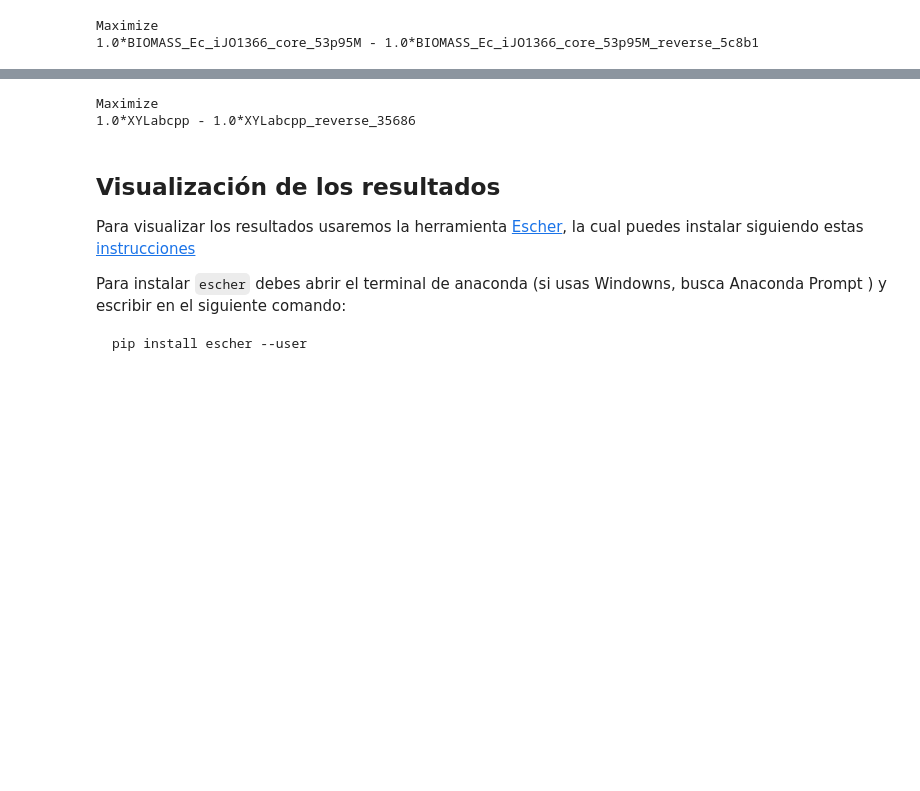
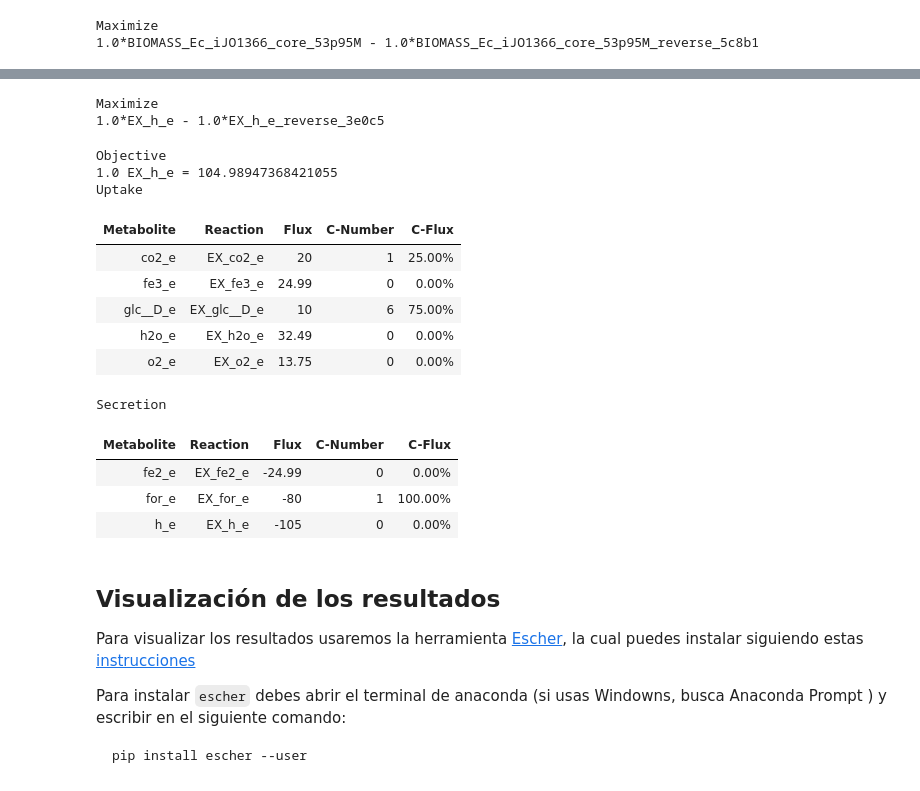
Before and after one commit to mrivas/ModelamientoDeProcesosBiotecnologicos, a Jupyter notebook: 2022/clase04.ipynb, the cells around one changed output, grey strips where cells are left out. Saved outputs shown, nothing was run; the diff lists cells and outputs as text; code cells hidden in the pictures; blank space fills up the shorter version.

```diff
--- a/2022/clase04.ipynb
+++ b/2022/clase04.ipynb
@@ -205,6 +209,8 @@ PPS: atp_c + h2o_c + pyr_c --> amp_c + 2.0 h_c + pep_c + pi_c
 
 Para simular los flujos metabólicos utilizando FBA (optimizamos la velocidad de producción de biomasa:
 # %%
+
+model = cobra.test.create_test_model("ecoli")
 solution=model.optimize()
 print( model.summary() )
 print( model.objective )
@@ -234,10 +260,26 @@ Maximize
 # %%
-model.objective=model.reactions.get_by_id("XYLabcpp")
+model.objective=model.reactions.get_by_id("EX_h_e")
 # %%
 print( model.objective )
+solution2 = model.optimize()
+model.summary()
 # %% [output]
 Maximize
-1.0*XYLabcpp - 1.0*XYLabcpp_reverse_35686
+1.0*EX_h_e - 1.0*EX_h_e_reverse_3e0c5
+Objective
+1.0 EX_h_e = 104.98947368421055
+Uptake
+| Metabolite | Reaction | Flux | C-Number | C-Flux |
+| co2_e | EX_co2_e | 20 | 1 | 25.00% |
+| fe3_e | EX_fe3_e | 24.99 | 0 | 0.00% |
+| glc__D_e | EX_glc__D_e | 10 | 6 | 75.00% |
+| h2o_e | EX_h2o_e | 32.49 | 0 | 0.00% |
+| o2_e | EX_o2_e | 13.75 | 0 | 0.00% |
+Secretion
+| Metabolite | Reaction | Flux | C-Number | C-Flux |
+| fe2_e | EX_fe2_e | -24.99 | 0 | 0.00% |
+| for_e | EX_for_e | -80 | 1 | 100.00% |
+| h_e | EX_h_e | -105 | 0 | 0.00% |
 # %% [markdown]
 ## Visualización de los resultados
 
```
Also changed, not shown: parts of 18 cells of this notebook.
